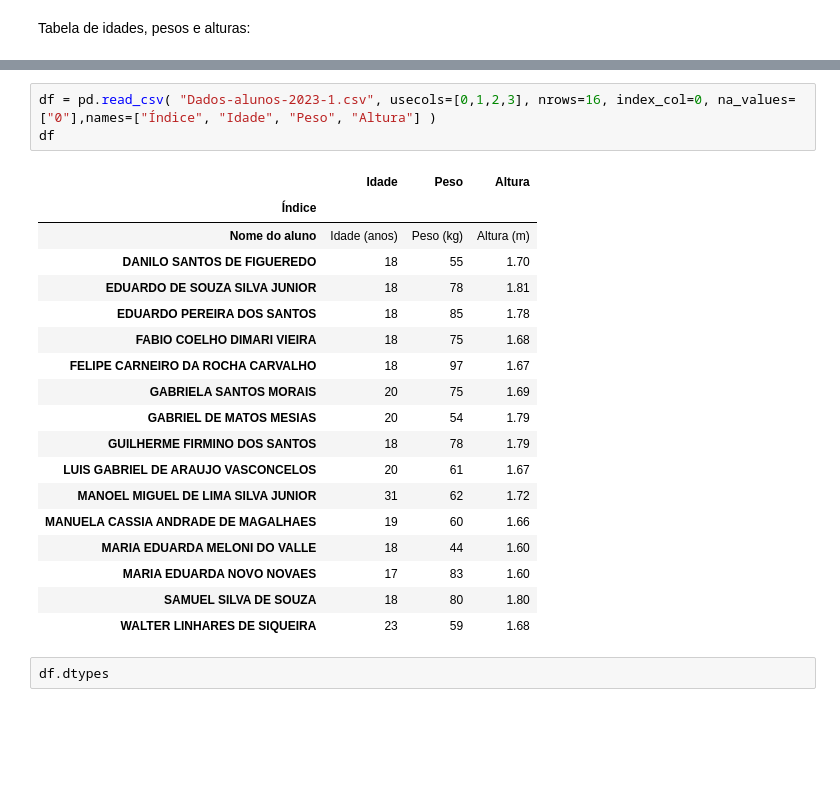
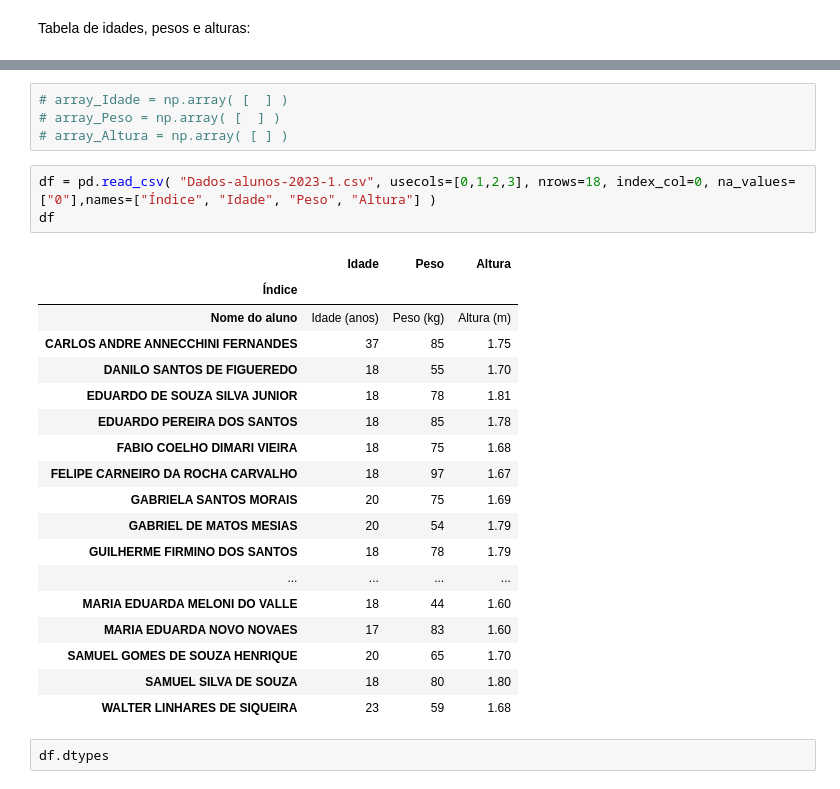
Before and after one commit to elizamelo/FisicaGeral, a Jupyter notebook: Aula01_Dados_da_Turma_2023.ipynb, the cells around one changed output, grey strips where cells are left out. Saved outputs shown, nothing was run; the diff lists cells and outputs as text; blank space fills up the shorter version.

```diff
--- a/Aula01_Dados_da_Turma_2023.ipynb
+++ b/Aula01_Dados_da_Turma_2023.ipynb
@@ -33,10 +17,15 @@ Tabela de idades, pesos e alturas:
+# %%
+# array_Idade = np.array( [  ] )
+# array_Peso = np.array( [  ] )
+# array_Altura = np.array( [ ] )
 # %%
-df = pd.read_csv( "Dados-alunos-2023-1.csv", usecols=[0,1,2,3], nrows=16, index_col=0, na_values=["0"],names=["Índice", "Idade", "Peso", "Altura"] )
+df = pd.read_csv( "Dados-alunos-2023-1.csv", usecols=[0,1,2,3], nrows=18, index_col=0, na_values=["0"],names=["Índice", "Idade", "Peso", "Altura"] )
 df
 # %% [output]
 |  | Idade | Peso | Altura |
 | Índice |  |  |  |
 | Nome do aluno | Idade (anos) | Peso (kg) | Altura (m) |
+| CARLOS ANDRE ANNECCHINI FERNANDES | 37 | 85 | 1.75 |
 | DANILO SANTOS DE FIGUEREDO | 18 | 55 | 1.70 |
 | EDUARDO DE SOUZA SILVA JUNIOR | 18 | 78 | 1.81 |
 | EDUARDO PEREIRA DOS SANTOS | 18 | 85 | 1.78 |
@@ -45,11 +34,10 @@ df
 | GABRIELA SANTOS MORAIS | 20 | 75 | 1.69 |
 | GABRIEL DE MATOS MESIAS | 20 | 54 | 1.79 |
 | GUILHERME FIRMINO DOS SANTOS | 18 | 78 | 1.79 |
-| LUIS GABRIEL DE ARAUJO VASCONCELOS | 20 | 61 | 1.67 |
-| MANOEL MIGUEL DE LIMA SILVA JUNIOR | 31 | 62 | 1.72 |
-| MANUELA CASSIA ANDRADE DE MAGALHAES | 19 | 60 | 1.66 |
+| ... | ... | ... | ... |
 | MARIA EDUARDA MELONI DO VALLE | 18 | 44 | 1.60 |
 | MARIA EDUARDA NOVO NOVAES | 17 | 83 | 1.60 |
+| SAMUEL GOMES DE SOUZA HENRIQUE | 20 | 65 | 1.70 |
 | SAMUEL SILVA DE SOUZA | 18 | 80 | 1.80 |
 | WALTER LINHARES DE SIQUEIRA | 23 | 59 | 1.68 |
 # %%
```
Also changed, not shown: parts of 42 cells of this notebook.
